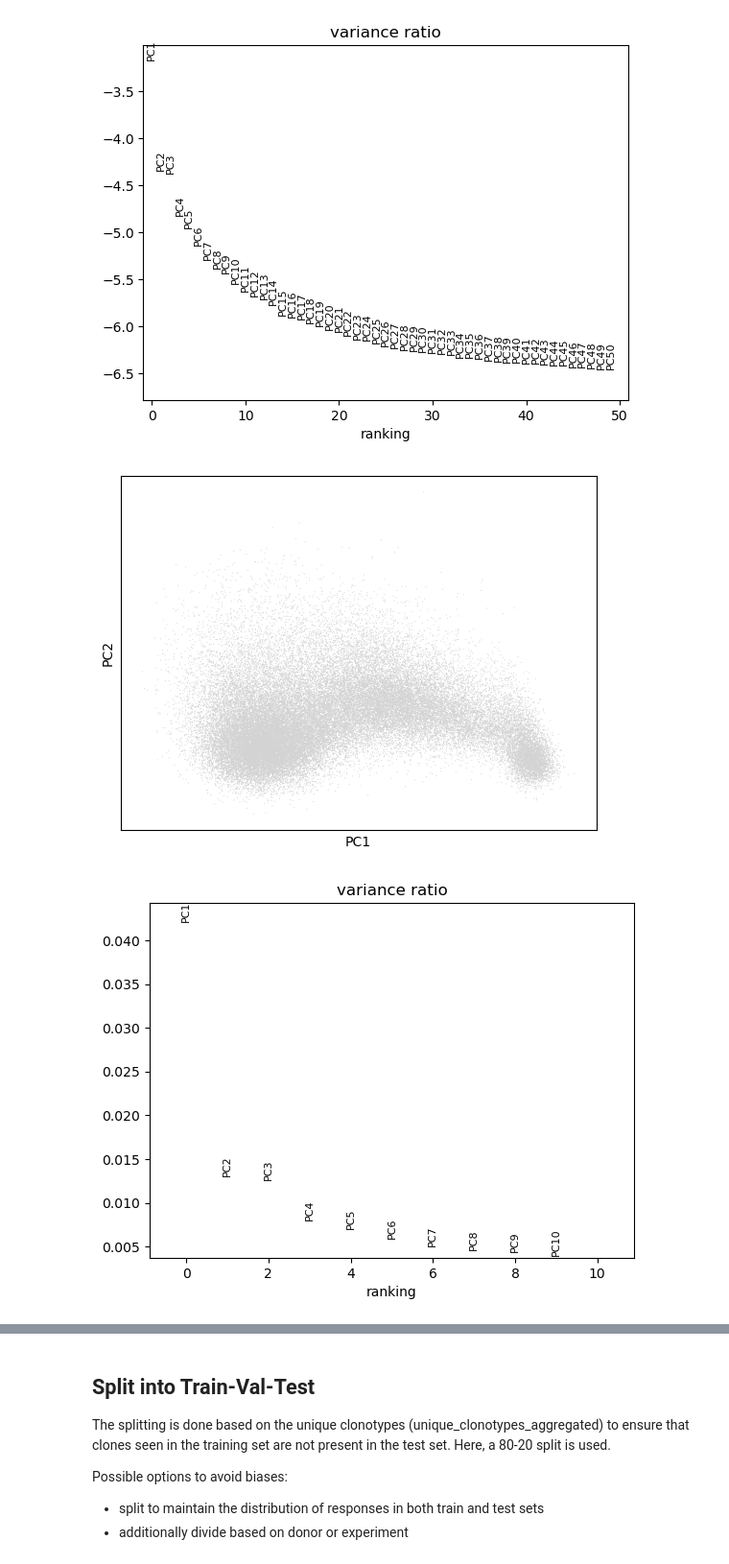
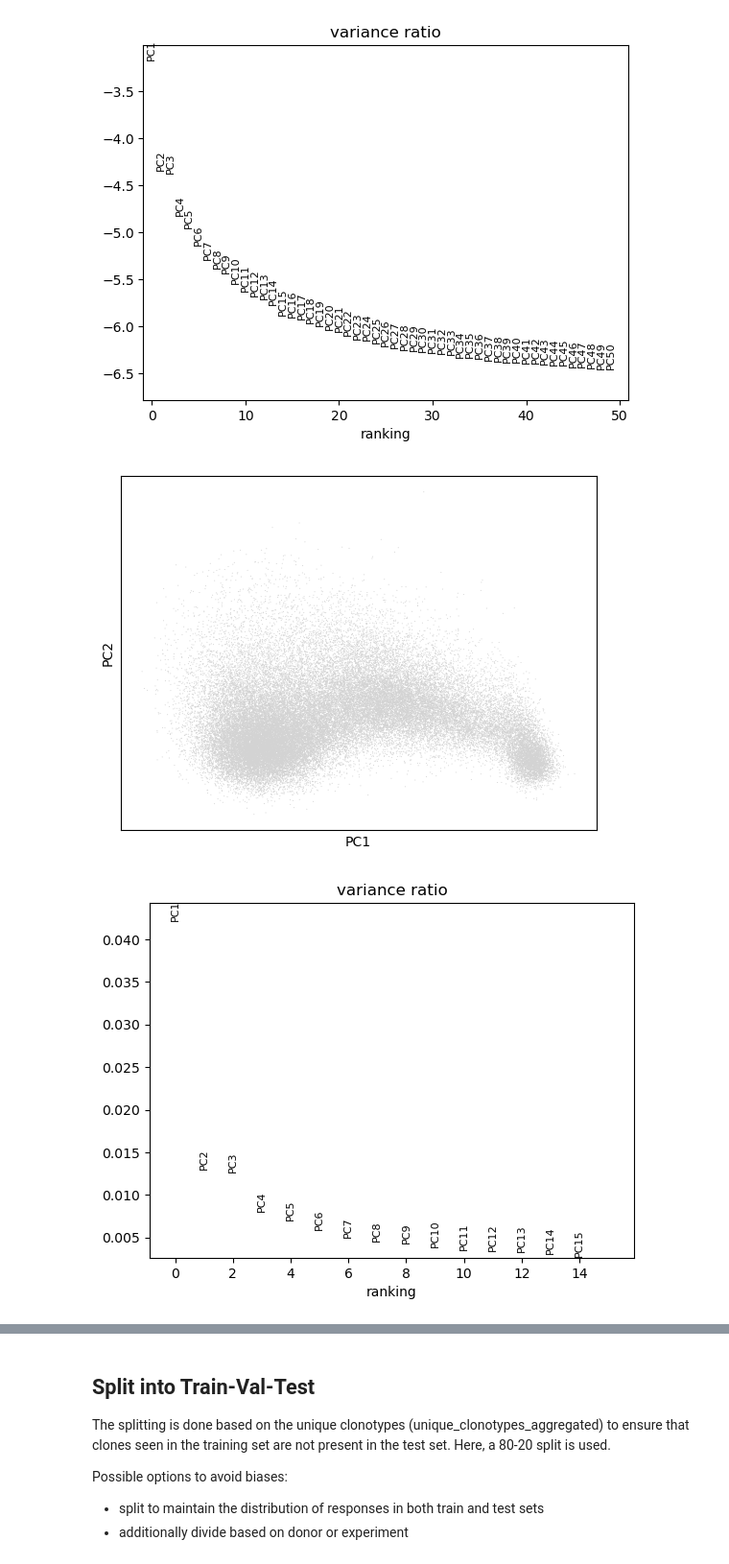
Before and after one commit to SchubertLab/VaccineSimulator, a Jupyter notebook: notebooks/baseline_model_pipeline.ipynb, the cells around one changed output, grey strips where cells are left out. Shown: that part at 96% size. Saved outputs shown, nothing was run; the diff lists cells and outputs as text; code cells hidden in the pictures.

```diff
--- a/notebooks/baseline_model_pipeline.ipynb
+++ b/notebooks/baseline_model_pipeline.ipynb
@@ -83,12 +83,12 @@ sc.pl.pca_variance_ratio(pca_adata, log=True, n_pcs=50) # Elbow plot
 # %% [output]
 [figure]
 # %%
-sc.tl.pca(adata, n_comps=10) # Perform PCA -> use 10 components since they explain 90% of the variance (plot)
+sc.tl.pca(adata, n_comps=15) # Perform PCA -> use 15 components since they explain 90% of the variance (plot)
 sc.pl.pca(adata) # Plot only the top two principal components as they are most informative
-sc.pl.pca_variance_ratio(adata, n_pcs=10)
+sc.pl.pca_variance_ratio(adata, n_pcs=15)
 # %% [output]
 [figure]
-[figure, old version]
+[figure, new version]
 # %%
 adata.obsm["X_pca"] # check if PCA was stored in adata
 # %% [output]
```
Also changed, not shown: parts of 41 cells of this notebook, 3 other files.
